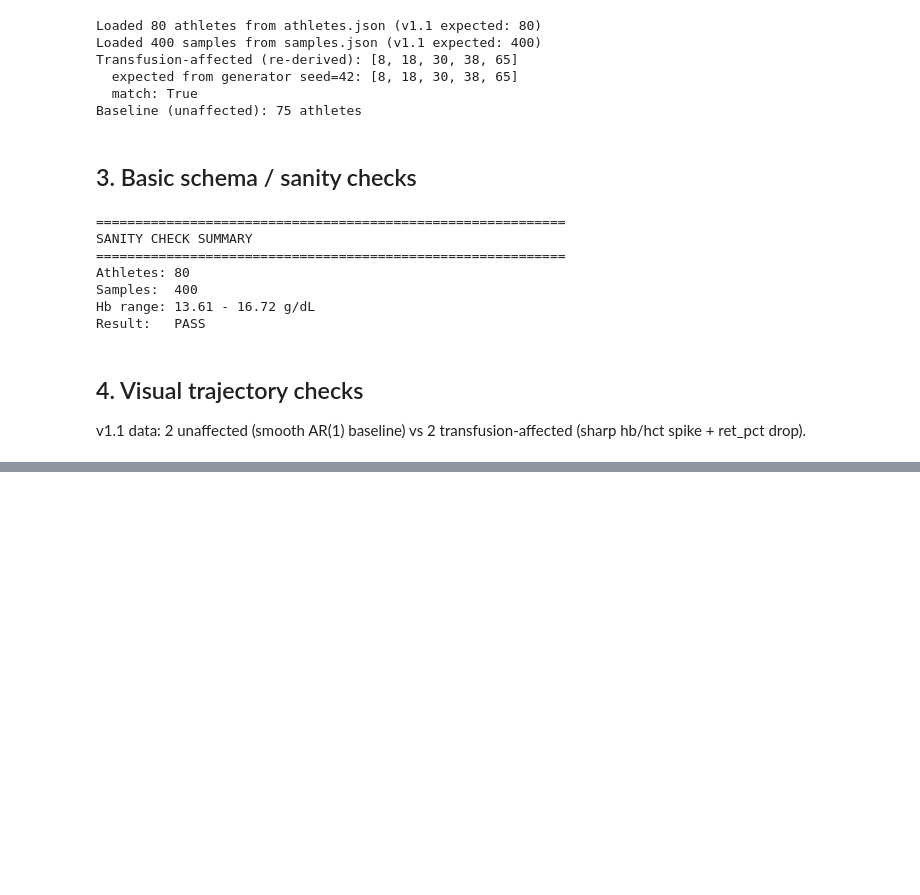
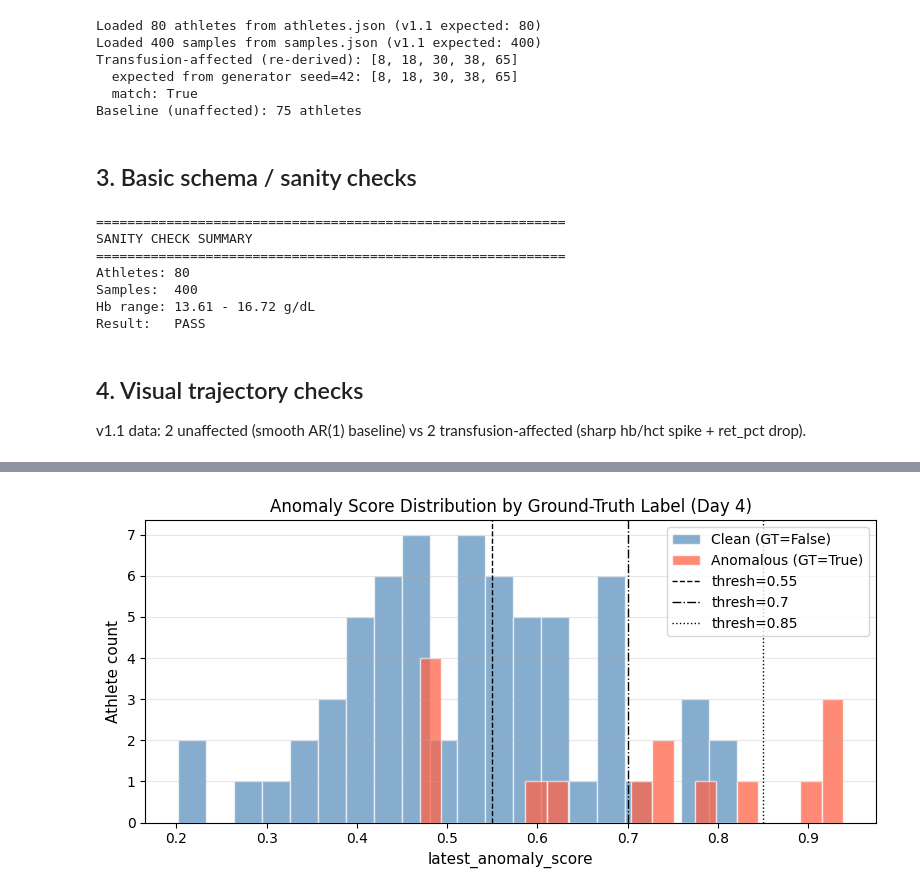
Before and after one commit to Sushruth18/Anti-Doping-System, a Jupyter notebook: ml/evaluation.ipynb, the cells around one changed output, grey strips where cells are left out. Saved outputs shown, nothing was run; the diff lists cells and outputs as text; code cells hidden in the pictures; blank space fills up the shorter version.

Commit message:
Day 4: add anomaly evaluation and ground truth validation

```diff
--- a/ml/evaluation.ipynb
+++ b/ml/evaluation.ipynb
@@ -264,3 +272,80 @@ Plotted 4 athletes: normal ids 1, 2 | anomalous ids 8, 18
 # %%
-# TODO (Day 3+): compute distribution of anomaly scores, flag rates, etc.
-pass
+# ── Day 4 §5: Load ground truth + anomaly scores ────────────────────────────
+import json
+import numpy as np
+import matplotlib.pyplot as plt
+from pathlib import Path
+
+# Always read from disk — no cached copies.
+_gt_path     = DATA_DIR / "ground_truth.json"
+_scores_path = DATA_DIR / "exported_anomaly_scores.json"
+
+with _gt_path.open(encoding="utf-8") as _f:
+    _gt_raw = json.load(_f)
+with _scores_path.open(encoding="utf-8") as _f:
+    _scores_raw = json.load(_f)
+
+# ── 5a. Ground truth shape ────────────────────────────────────────────────
+print("=== ground_truth.json ===")
+print(f"  records : {len(_gt_raw)}")
+print(f"  columns : {list(_gt_raw[0].keys())}")
+print(f"  first 5 rows:")
+for _r in _gt_raw[:5]:
+    print(f"    {_r}")
+
+print()
+
+# ── 5b. Exported scores shape ─────────────────────────────────────────────
+print("=== exported_anomaly_scores.json ===")
+print(f"  records : {len(_scores_raw)}")
+print(f"  columns : {sorted(_scores_raw[0].keys())}")
+print(f"  first 5 rows:")
+for _r in _scores_raw[:5]:
+    _unc_str = 'null' if _r['latest_uncertainty_score'] is None else f"{_r['latest_uncertainty_score']:.4f}"
+    print(f"    id={_r['id']:2d}  score={_r['latest_anomaly_score']:.4f}  uncertainty={_unc_str}")
+
+print()
+
+# ── 5c. Join on athlete_id ────────────────────────────────────────────────
+_score_map = {_r["id"]: _r["latest_anomaly_score"] for _r in _scores_raw}
+
+# Aligned arrays
+_labels  = np.array([int(_r["is_synthetic_anomaly"]) for _r in _gt_raw])
+_scores  = np.array([_score_map[_r["athlete_id"]]    for _r in _gt_raw])
+_pattern = [_r["pattern_type"] for _r in _gt_raw]
+
+print(f"Joined {len(_labels)} athlete rows (GT × scores).")
+print(f"  anomalous : {_labels.sum()} athletes")
+print(f"  clean     : {(1 - _labels).sum()} athletes")
+
+print()
+
+# ── 5d. Summary stats by group ────────────────────────────────────────────
+for _grp_label, _mask in [("Anomalous (GT=True)", _labels == 1),
+                           ("Clean     (GT=False)", _labels == 0)]:
+    _g = _scores[_mask]
+    print(f"{_grp_label}  n={len(_g)}")
+    print(f"  mean={_g.mean():.4f}  median={np.median(_g):.4f}  "
+          f"std={_g.std():.4f}  min={_g.min():.4f}  max={_g.max():.4f}")
+
+# ── 5e. Score distribution plot ───────────────────────────────────────────
+_fig, _ax = plt.subplots(figsize=(8, 4))
+_ax.hist(_scores[_labels == 0], bins=20, alpha=0.65, label="Clean (GT=False)",
+         color="steelblue", edgecolor="white")
+_ax.hist(_scores[_labels == 1], bins=20, alpha=0.75, label="Anomalous (GT=True)",
+         color="tomato", edgecolor="white")
+for _t, _ls in [(0.55, "--"), (0.70, "-."), (0.85, ":")]:
+    _ax.axvline(_t, color="black", linewidth=1, linestyle=_ls,
+               label=f"thresh={_t}")
+_ax.set_xlabel("latest_anomaly_score", fontsize=11)
+_ax.set_ylabel("Athlete count", fontsize=11)
+_ax.set_title("Anomaly Score Distribution by Ground-Truth Label (Day 4)", fontsize=12)
+_ax.legend()
+_ax.grid(axis="y", alpha=0.3)
+_plot_dir = Path("plots")
+_plot_dir.mkdir(exist_ok=True)
+plt.tight_layout()
+plt.savefig(_plot_dir / "score_distribution_day4.png", dpi=150)
+plt.show()
+print("Saved → ml/plots/score_distribution_day4.png")
+# %% [output]
@@ -266,0 +369 @@ pass
+[figure, added]
```
Also changed, not shown: parts of 10 cells of this notebook, 4 other files.
